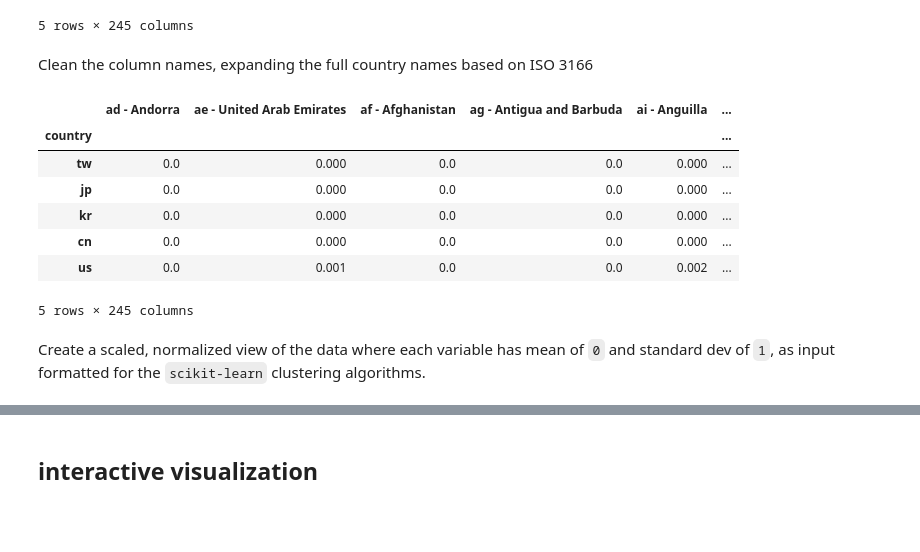
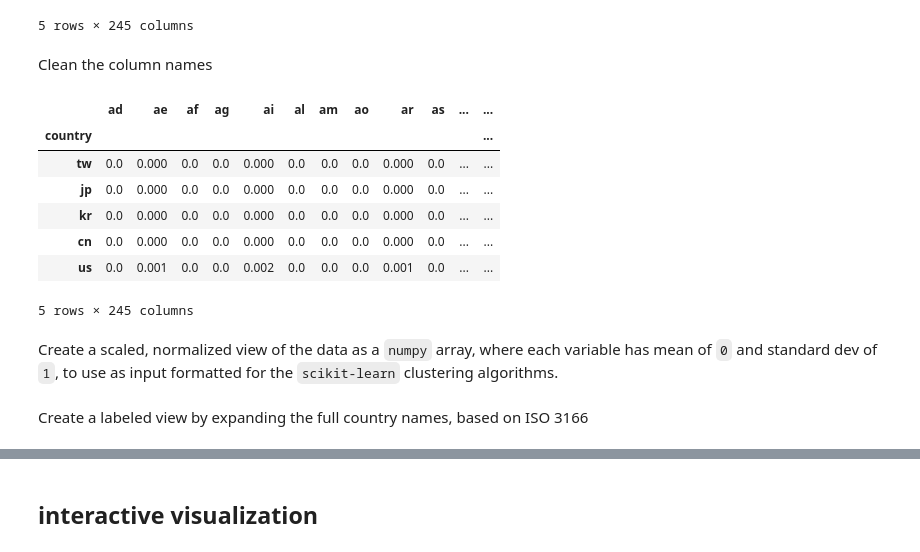
Before and after one commit to DerwenAI/cc_cluster, a Jupyter notebook: uniform.ipynb, the cells around one changed output, grey strips where cells are left out. Drawn from its saved outputs; the diff is of its cells as text; code cells hidden in the pictures; blank space fills up the shorter version.

```diff
--- a/uniform.ipynb
+++ b/uniform.ipynb
@@ -83,41 +89,28 @@ df.head()
 | us | 0.0 | 0.001 | 0.0 | 0.0 | 0.002 | 0.0 | 0.0 | 0.0 | 0.001 | 0.0 | ... | ... |
 5 rows × 245 columns
 # %% [markdown]
-Clean the column names, expanding the full country names based on ISO 3166
+Clean the column names
-# %%
-def map_cc_name (
-    country: str,
-    ) -> str:
-    """
-    Map from a country code to its expanded name based on ISO 3166
-    """
-    try:
-        if pycountry.countries.lookup(country):
-            name = pycountry.countries.get(alpha_2=country).name
-            return f"{ country } - { name }"
-    except:
-        return f"{ country } ???"
-
-
-col_names: list = [
-    map_cc_name((name.strip()[2:])[:2])
-    for name in df.columns.values.tolist()
-]
-
-df.columns = col_names
-df.head()
-# %% [output]
-|  | ad - Andorra | ae - United Arab Emirates | af - Afghanistan | ag - Antigua and Barbuda | ai - Anguilla | ... |
-| country |  |  |  |  |  | ... |
-| tw | 0.0 | 0.000 | 0.0 | 0.0 | 0.000 | ... |
-| jp | 0.0 | 0.000 | 0.0 | 0.0 | 0.000 | ... |
-| kr | 0.0 | 0.000 | 0.0 | 0.0 | 0.000 | ... |
-| cn | 0.0 | 0.000 | 0.0 | 0.0 | 0.000 | ... |
-| us | 0.0 | 0.001 | 0.0 | 0.0 | 0.002 | ... |
-5 rows × 245 columns
+# %%
+df.columns = [
+    (name.strip()[2:])[:2]
+    for name in df.columns.values.tolist()
+]
+
+df.head()
+# %% [output]
+|  | ad | ae | af | ag | ai | al | am | ao | ar | as | ... | ... |
+| country |  |  |  |  |  |  |  |  |  |  |  | ... |
+| tw | 0.0 | 0.000 | 0.0 | 0.0 | 0.000 | 0.0 | 0.0 | 0.0 | 0.000 | 0.0 | ... | ... |
+| jp | 0.0 | 0.000 | 0.0 | 0.0 | 0.000 | 0.0 | 0.0 | 0.0 | 0.000 | 0.0 | ... | ... |
+| kr | 0.0 | 0.000 | 0.0 | 0.0 | 0.000 | 0.0 | 0.0 | 0.0 | 0.000 | 0.0 | ... | ... |
+| cn | 0.0 | 0.000 | 0.0 | 0.0 | 0.000 | 0.0 | 0.0 | 0.0 | 0.000 | 0.0 | ... | ... |
+| us | 0.0 | 0.001 | 0.0 | 0.0 | 0.002 | 0.0 | 0.0 | 0.0 | 0.001 | 0.0 | ... | ... |
+5 rows × 245 columns
 # %% [markdown]
-Create a scaled, normalized view of the data where each variable has mean of `0` and standard dev of `1`, as input formatted for the `scikit-learn` clustering algorithms.
+Create a scaled, normalized view of the data as a `numpy` array, where each variable has mean of `0` and standard dev of `1`, to use as input formatted for the `scikit-learn` clustering algorithms.
 # %%
 from sklearn.preprocessing import StandardScaler
 
 scaled_data: np.ndarray = StandardScaler().fit_transform(df)
+# %% [markdown]
+Create a labeled view by expanding the full country names, based on ISO 3166
```
Also changed, not shown: parts of 23 cells of this notebook, 2 other files.
